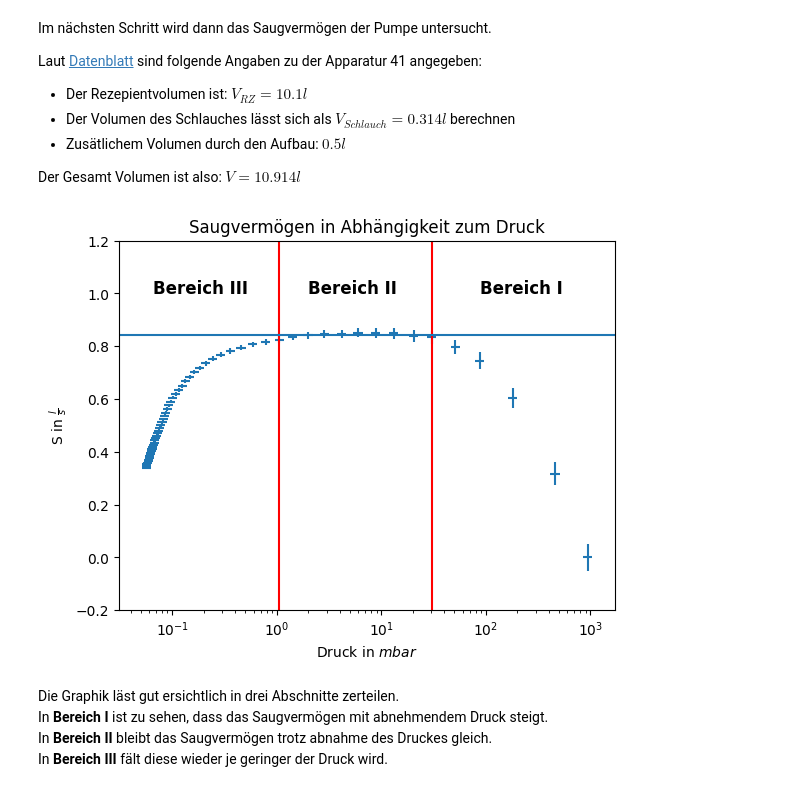
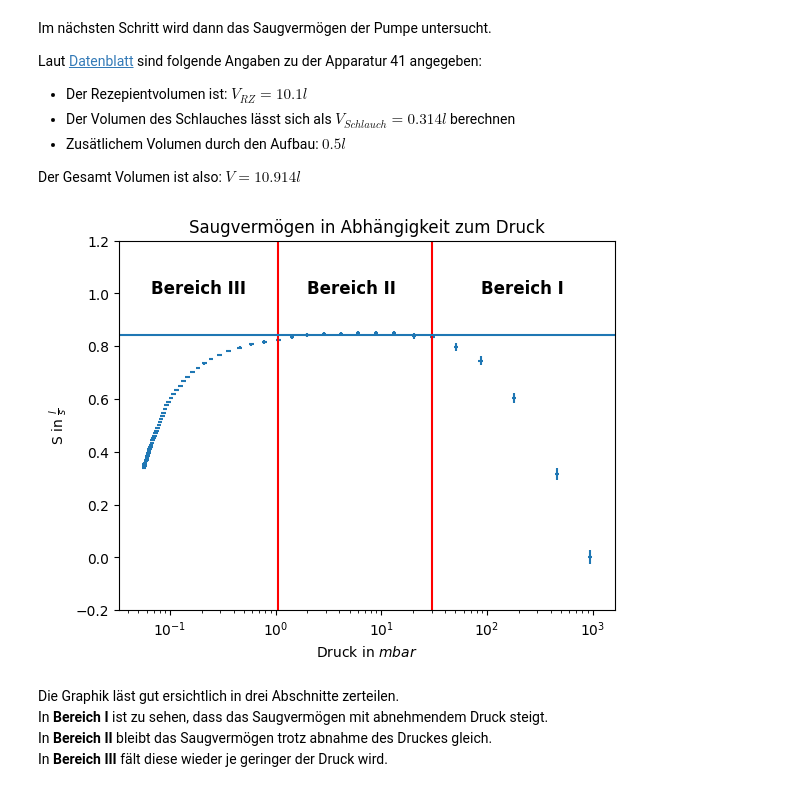
Before and after one commit to AlFa-Tier/Uni_codes, a Jupyter notebook: Praktikum/Vakuum/Vakuum.ipynb, the cells around one changed output. Saved outputs shown, nothing was run; the diff lists cells and outputs as text; code cells hidden in the pictures.

```diff
--- a/Praktikum/Vakuum/Vakuum.ipynb
+++ b/Praktikum/Vakuum/Vakuum.ipynb
@@ -269,7 +269,7 @@ def Saugvermoegen(t,p,p_0,V,t_0 = 0):
 
 #Define the error of S
 def del_S(t,p,p_0,V,t_0=0):
-    return V*np.sqrt(((0.1)/(t-t_0))**2+((0.196*np.log(p/p_0))/(t-t_0)**2)**2)
+    return V*np.sqrt(((0.05)/(t-t_0))**2+((0.196*np.log(p/p_0))/(t-t_0)**2)**2)
 
 #Define function to calculate the mean of a list
 def mean(list,start, finish):
@@ -282,32 +282,32 @@ def mean(list,start, finish):
 # %%
 V=10.914
 
 #Generate a list for S and it's error
 S = [Saugvermoegen(time[i]+20,pressure[i],p_0=pressure[0],V=V) for i in range(len(pressure))]
 S_err= [del_S(time[i]+20,pressure[i],p_0=pressure[0],V=V) for i in range(len(pressure))]
 
 #Create the Plot for S-p
-plt.errorbar(x=pressure,y=S,xerr=0.1*pressure,yerr=S_err,ls='none')
+plt.errorbar(x=pressure,y=S,xerr=0.05*pressure,yerr=S_err,ls='none')
 plt.title('Saugvermögen in Abhängigkeit zum Druck')
 plt.xlabel('Druck in $mbar$')
 plt.ylabel(r'S in $\frac{{l}}{{s}}$')
 plt.xscale('log')
 plt.ylim(-0.2,1.2)
 
 #Mark the three intervals
 plt.axvline(x=pressure[5],color="red")
 plt.axvline(x=pressure[14],color="red")
 plt.axhline(y=mean(list=S,start=5,finish=14))
 
 #distinct naming of the intervals
 plt.text(x=pressure[3],y=1,s='Bereich I',fontweight='bold',fontsize='large')
 plt.text(x=pressure[12],y=1,s='Bereich II',fontweight='bold',fontsize='large')
 plt.text(x=pressure[45],y=1,s='Bereich III',fontweight='bold',fontsize='large')
 
 #Show end result
 plt.show()
 # %% [output]
-[figure, old version]
+[figure, new version]
 # %% [markdown]
 Die Graphik läst gut ersichtlich in drei Abschnitte zerteilen.
 In **Bereich I** ist zu sehen, dass das Saugvermögen mit abnehmendem Druck steigt.
```
Also changed, not shown: parts of 7 cells of this notebook, 1 other file.
